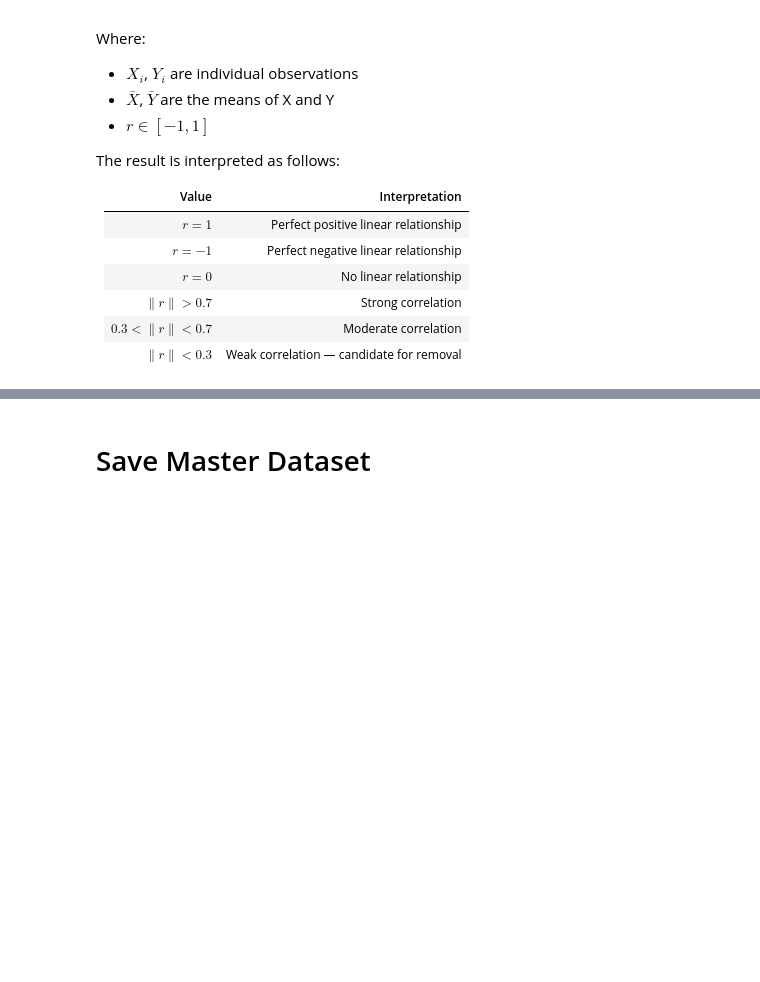
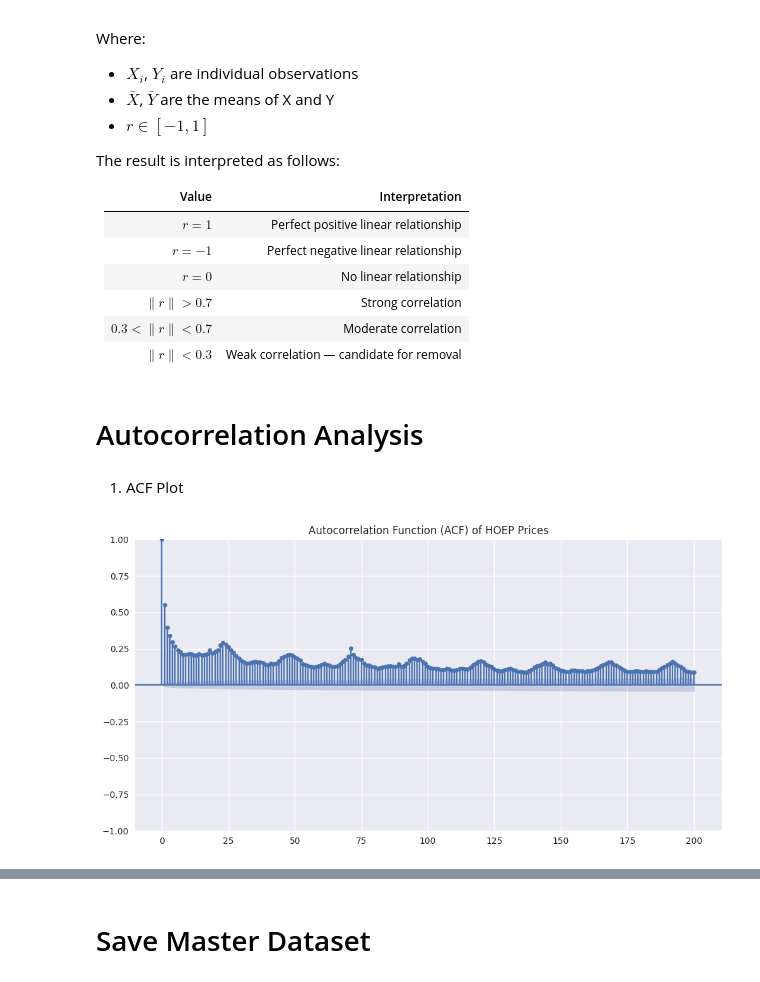
Before and after one commit to MiladEbrahimiAbyzandi/Ontario-electricity-price-forecasting, a Jupyter notebook: notebooks/02_data_merging_and_eda.ipynb, the cells around one changed output, grey strips where cells are left out. Saved outputs shown, nothing was run; the diff lists cells and outputs as text; code cells hidden in the pictures; blank space fills up the shorter version.

Commit message:
feat: add ACF-PACF analysis

```diff
--- a/notebooks/02_data_merging_and_eda.ipynb
+++ b/notebooks/02_data_merging_and_eda.ipynb
@@ -331,3 +326,17 @@ The result is interpreted as follows:
 | $\|r\| > 0.7$ | Strong correlation |
 | $0.3 < \|r\| < 0.7$ | Moderate correlation |
 | $\|r\| < 0.3$ | Weak correlation — candidate for removal |
+# %% [markdown]
+# Autocorrelation Analysis
+# %% [markdown]
+1. ACF Plot
+# %%
+series = pdf["hoep"]
+
+fig, ax = plt.subplots(figsize=(12, 6))
+plot_acf(series, lags=200, ax=ax, alpha=0.05)
+ax.set_title('Autocorrelation Function (ACF) of HOEP Prices')
+ax.grid(True, alpha=1)
+plt.show()
+# %% [output]
+[figure, added]
```
Also changed, not shown: parts of 6 cells of this notebook.
